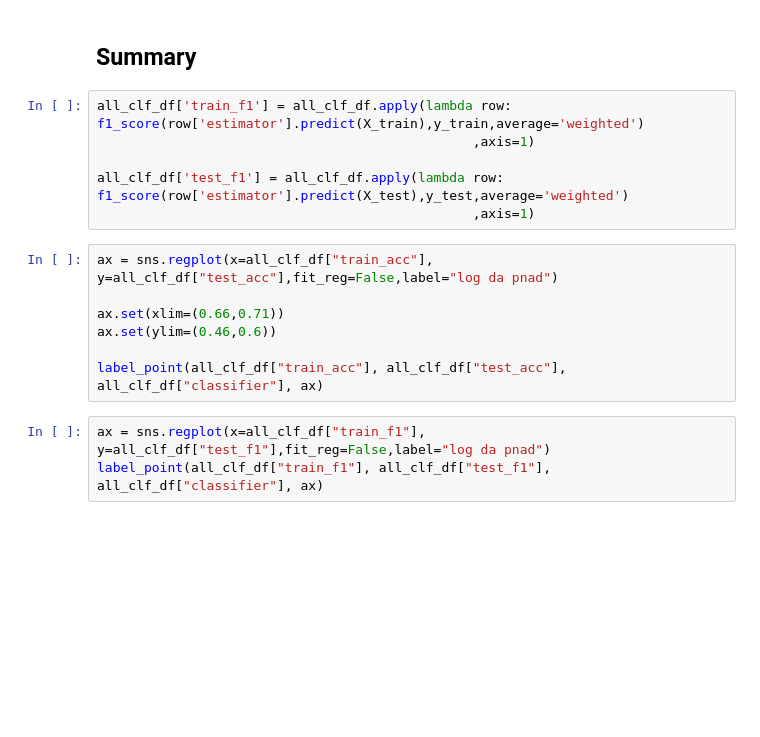
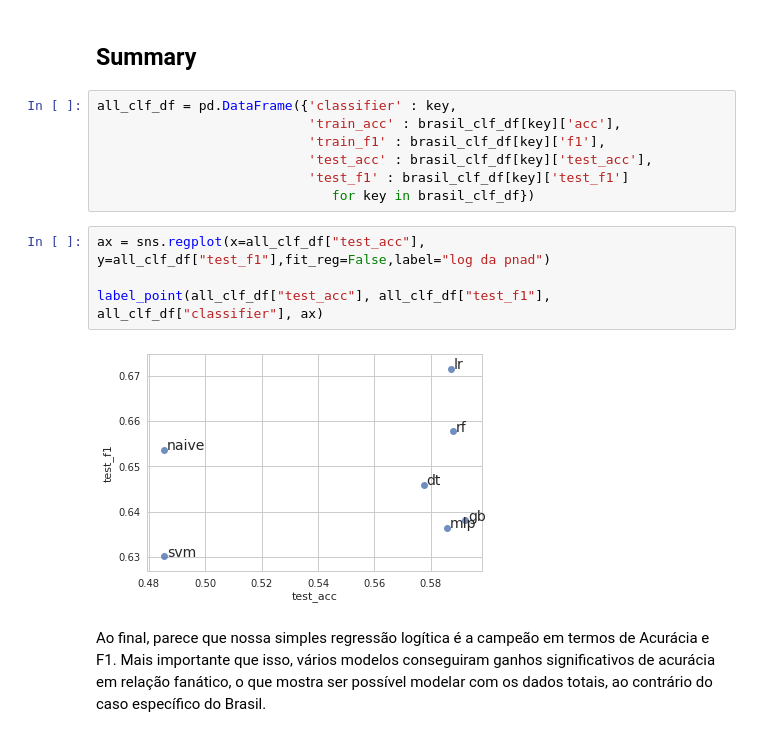
Before and after one commit to hugolouzada/DigitalTwinWorldCup, a Jupyter notebook: DTWorldCup.ipynb, the cells around one changed output. Saved outputs shown, nothing was run; the diff lists cells and outputs as text; blank space fills up the shorter version.

```diff
--- a/DTWorldCup.ipynb
+++ b/DTWorldCup.ipynb
@@ -858,19 +756,18 @@ all_clf_df = all_clf_df.append({'classifier' : 'naive',
                                       'test_acc' : test_acc_naive}, ignore_index=True)
 # %% [markdown]
 ## Summary
-# %%
-all_clf_df['train_f1'] = all_clf_df.apply(lambda row: f1_score(row['estimator'].predict(X_train),y_train,average='weighted')
-                                                ,axis=1)
-
-all_clf_df['test_f1'] = all_clf_df.apply(lambda row: f1_score(row['estimator'].predict(X_test),y_test,average='weighted')
-                                                ,axis=1)
+# %%
+all_clf_df = pd.DataFrame({'classifier' : key,
+                           'train_acc' : brasil_clf_df[key]['acc'],
+                           'train_f1' : brasil_clf_df[key]['f1'],
+                           'test_acc' : brasil_clf_df[key]['test_acc'],
+                           'test_f1' : brasil_clf_df[key]['test_f1']
+                              for key in brasil_clf_df})
 # %%
-ax = sns.regplot(x=all_clf_df["train_acc"], y=all_clf_df["test_acc"],fit_reg=False,label="log da pnad")
+ax = sns.regplot(x=all_clf_df["test_acc"], y=all_clf_df["test_f1"],fit_reg=False,label="log da pnad")
 
-ax.set(xlim=(0.66,0.71))
-ax.set(ylim=(0.46,0.6))
-
-label_point(all_clf_df["train_acc"], all_clf_df["test_acc"], all_clf_df["classifier"], ax)
+label_point(all_clf_df["test_acc"], all_clf_df["test_f1"], all_clf_df["classifier"], ax)
+# %% [output]
+[figure, added]
-# %%
-ax = sns.regplot(x=all_clf_df["train_f1"], y=all_clf_df["test_f1"],fit_reg=False,label="log da pnad")
-label_point(all_clf_df["train_f1"], all_clf_df["test_f1"], all_clf_df["classifier"], ax)
+# %% [markdown]
+Ao final, parece que nossa simples regressão logítica é a campeão em termos de Acurácia e F1. Mais importante que isso, vários modelos conseguiram ganhos significativos de acurácia em relação fanático, o que mostra ser possível modelar com os dados totais, ao contrário do caso específico do Brasil.
```
Also changed, not shown: parts of 70 cells of this notebook.
